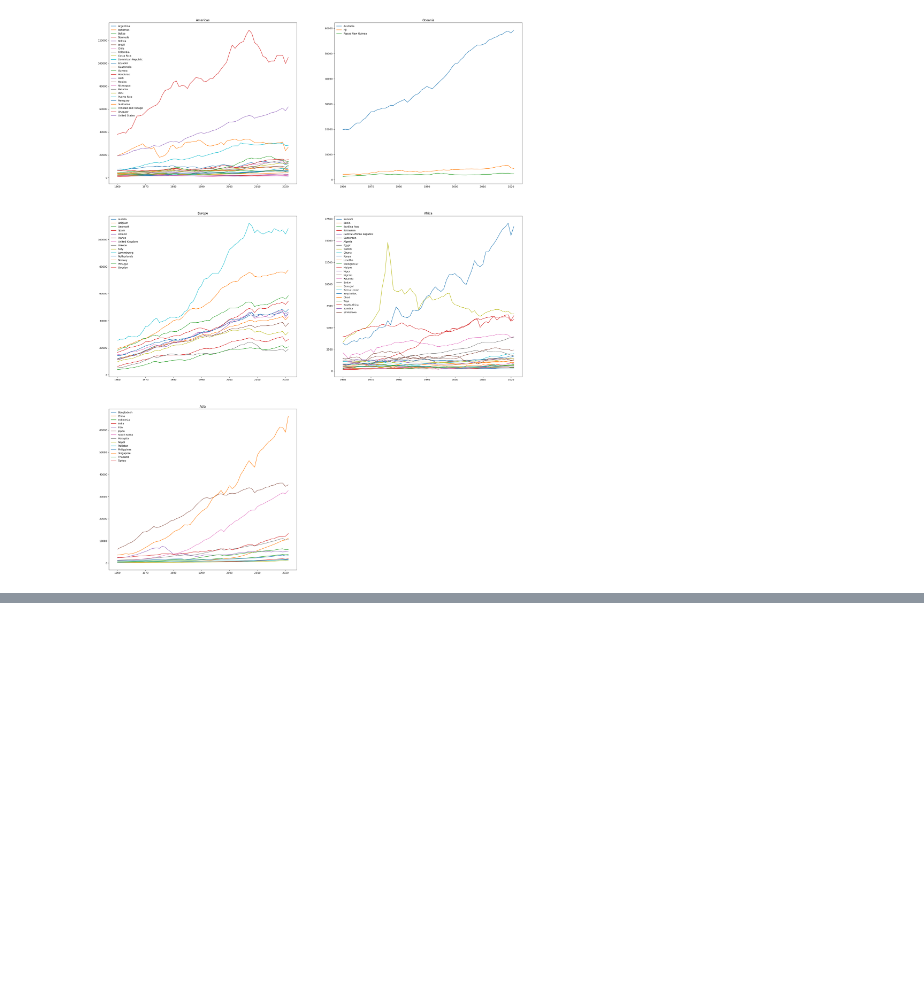
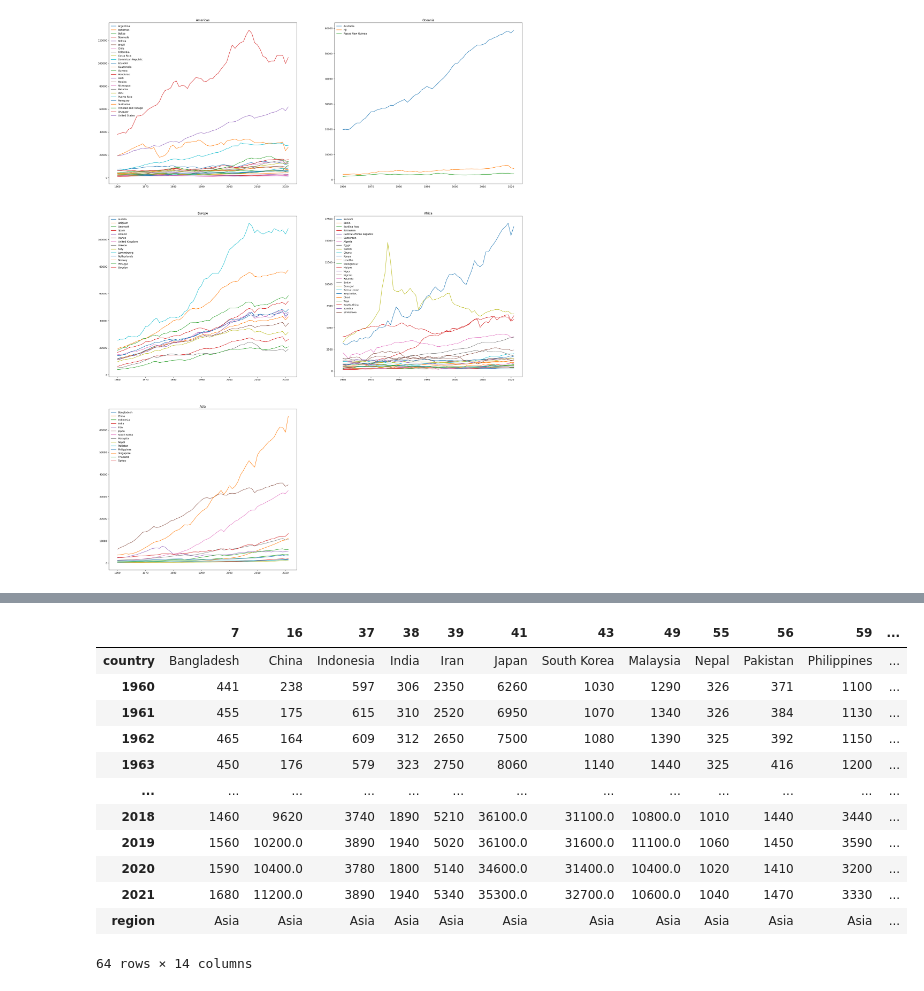
Before and after one commit to vincentiusbernando/GDP-Analysis, a Jupyter notebook: GDP_Analysis.ipynb, the cells around one changed output, grey strips where cells are left out. Saved outputs shown, nothing was run; the diff lists cells and outputs as text; code cells hidden in the pictures; blank space fills up the shorter version.

```diff
--- a/GDP_Analysis.ipynb
+++ b/GDP_Analysis.ipynb
@@ -159,3 +183,19 @@ for i in list_region:
+# %%
+df_drop.where(df_drop['region']==region_input).dropna().T
+# %% [output]
+|  | 7 | 16 | 37 | 38 | 39 | 41 | 43 | 49 | 55 | 56 | 59 | ... |
+| country | Bangladesh | China | Indonesia | India | Iran | Japan | South Korea | Malaysia | Nepal | Pakistan | Philippines | ... |
+| 1960 | 441 | 238 | 597 | 306 | 2350 | 6260 | 1030 | 1290 | 326 | 371 | 1100 | ... |
+| 1961 | 455 | 175 | 615 | 310 | 2520 | 6950 | 1070 | 1340 | 326 | 384 | 1130 | ... |
+| 1962 | 465 | 164 | 609 | 312 | 2650 | 7500 | 1080 | 1390 | 325 | 392 | 1150 | ... |
+| 1963 | 450 | 176 | 579 | 323 | 2750 | 8060 | 1140 | 1440 | 325 | 416 | 1200 | ... |
+| ... | ... | ... | ... | ... | ... | ... | ... | ... | ... | ... | ... | ... |
+| 2018 | 1460 | 9620 | 3740 | 1890 | 5210 | 36100.0 | 31100.0 | 10800.0 | 1010 | 1440 | 3440 | ... |
+| 2019 | 1560 | 10200.0 | 3890 | 1940 | 5020 | 36100.0 | 31600.0 | 11100.0 | 1060 | 1450 | 3590 | ... |
+| 2020 | 1590 | 10400.0 | 3780 | 1800 | 5140 | 34600.0 | 31400.0 | 10400.0 | 1020 | 1410 | 3200 | ... |
+| 2021 | 1680 | 11200.0 | 3890 | 1940 | 5340 | 35300.0 | 32700.0 | 10600.0 | 1040 | 1470 | 3330 | ... |
+| region | Asia | Asia | Asia | Asia | Asia | Asia | Asia | Asia | Asia | Asia | Asia | ... |
+64 rows × 14 columns
 # %%
 #compare some countries
 print(df_transpose.columns)
```
Also changed, not shown: parts of 2 cells of this notebook.
